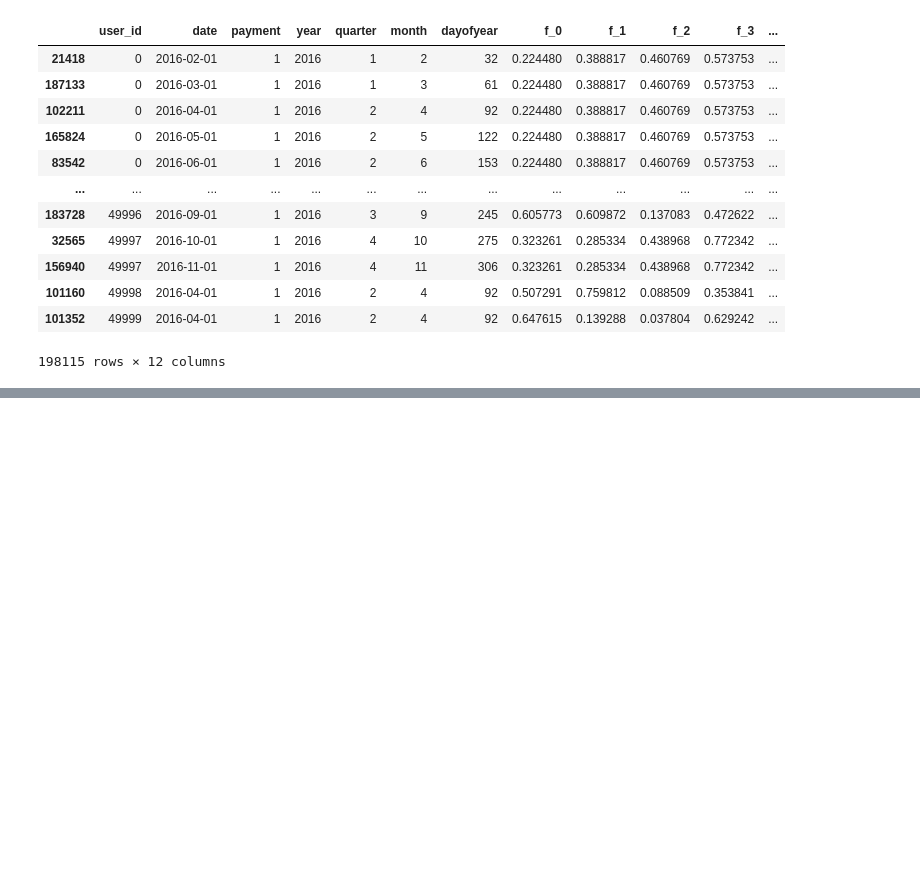
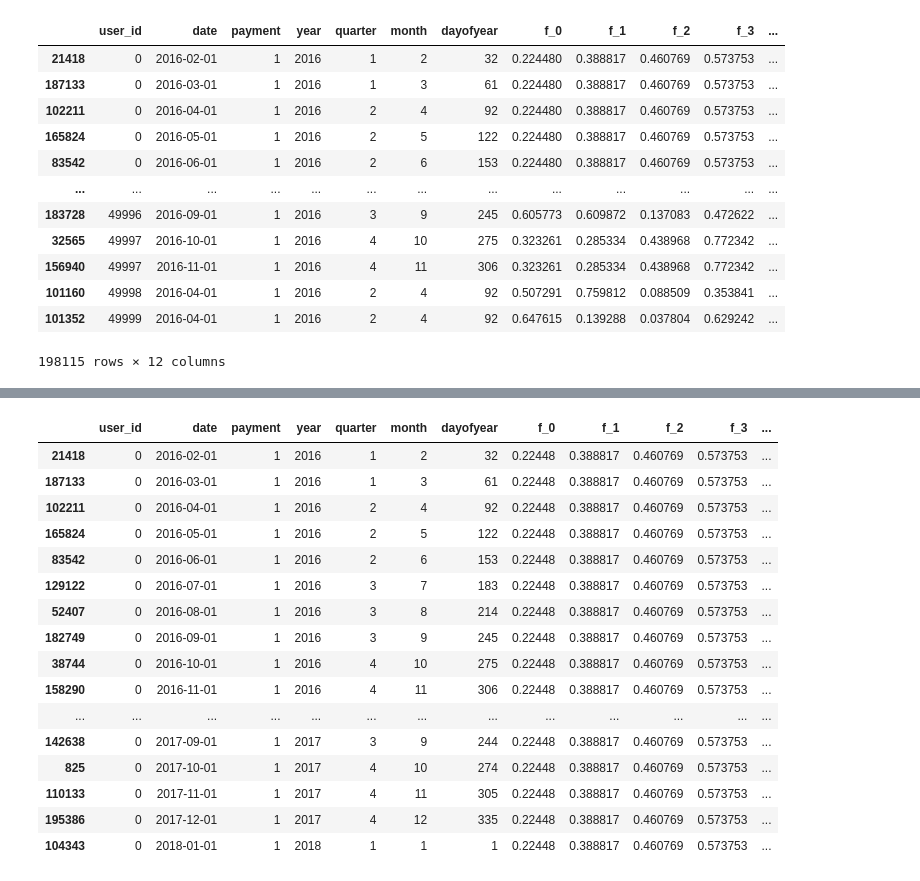
Before and after one commit to MatteoMazzon/interview_project, a Jupyter notebook: assignment_copy.ipynb, the cells around one changed output, grey strips where cells are left out. Saved outputs shown, nothing was run; the diff lists cells and outputs as text; code cells hidden in the pictures; blank space fills up the shorter version.

```diff
--- a/assignment_copy.ipynb
+++ b/assignment_copy.ipynb
@@ -88,7 +91,7 @@ df_merged['number_payments_cumulative'] = df_merged.groupby('user_id')['date'].t
 df_merged['number_payments_cumulative_per_year'] = df_merged.groupby(['user_id', 'year'])['date'].transform('cumcount') + 1  # Start counting from 1
 
 # Calculate the cumulative sum of payments for each user per year per quarter
-df_merged['number_payments_cumulative_per_year'] = df_merged.groupby(['user_id', 'year', 'quarter'])['date'].transform('cumcount') + 1  # Start counting from 1
+df_merged['number_payments_cumulative_per_year_per_quarter'] = df_merged.groupby(['user_id', 'year', 'quarter'])['date'].transform('cumcount') + 1  # Start counting from 1
 df_merged
 # %% [output]
 |  | user_id | date | payment | year | quarter | month | dayofyear | f_0 | f_1 | f_2 | f_3 | ... |
@@ -106,0 +117,41 @@ df_merged
+# %%
+def build_target_variable_rolling(df):
+    # Sort by user_id and date
+    df = df.sort_values(by=['user_id', 'date']).copy()
+
+    # Compute the maximum date for each user
+    user_max_date = df.groupby('user_id')['date'].max().to_dict()
+
+    targets = []
+
+    # Iterate over each row
+    for i, row in df.iterrows():
+        user_id = row['user_id']
+        current_date = row['date']
+        end_date = current_date + relativedelta(months=3)
+
+        # Check the max date for the specific user
+        max_user_date = user_max_date[user_id]
+
+        # Find future payments within the next 3 months
+        future_payments = df[
+            (df['user_id'] == user_id) &
+            (df['date'] > current_date) &
+            (df['date'] <= end_date)
+        ]
+
+        # Assign target based on future payments
+        target = 0 if not future_payments.empty else 1
+
+        # Handle edge case where the window extends beyond the user's max date
+        if end_date > max_user_date:
+            target = 1
+
+        targets.append(target)
+
+    # Assign target column
+    df['target'] = targets
+    return df
+
+df_merged = build_target_variable_rolling(df_merged)
+df_merged
@@ -107 +172,21 @@ df_merged
+# %%
+df_merged[df_merged["user_id"] == 0]
+# %% [output]
+|  | user_id | date | payment | year | quarter | month | dayofyear | f_0 | f_1 | f_2 | f_3 | ... |
+| 21418 | 0 | 2016-02-01 | 1 | 2016 | 1 | 2 | 32 | 0.22448 | 0.388817 | 0.460769 | 0.573753 | ... |
+| 187133 | 0 | 2016-03-01 | 1 | 2016 | 1 | 3 | 61 | 0.22448 | 0.388817 | 0.460769 | 0.573753 | ... |
+| 102211 | 0 | 2016-04-01 | 1 | 2016 | 2 | 4 | 92 | 0.22448 | 0.388817 | 0.460769 | 0.573753 | ... |
+| 165824 | 0 | 2016-05-01 | 1 | 2016 | 2 | 5 | 122 | 0.22448 | 0.388817 | 0.460769 | 0.573753 | ... |
+| 83542 | 0 | 2016-06-01 | 1 | 2016 | 2 | 6 | 153 | 0.22448 | 0.388817 | 0.460769 | 0.573753 | ... |
+| 129122 | 0 | 2016-07-01 | 1 | 2016 | 3 | 7 | 183 | 0.22448 | 0.388817 | 0.460769 | 0.573753 | ... |
+| 52407 | 0 | 2016-08-01 | 1 | 2016 | 3 | 8 | 214 | 0.22448 | 0.388817 | 0.460769 | 0.573753 | ... |
+| 182749 | 0 | 2016-09-01 | 1 | 2016 | 3 | 9 | 245 | 0.22448 | 0.388817 | 0.460769 | 0.573753 | ... |
+| 38744 | 0 | 2016-10-01 | 1 | 2016 | 4 | 10 | 275 | 0.22448 | 0.388817 | 0.460769 | 0.573753 | ... |
+| 158290 | 0 | 2016-11-01 | 1 | 2016 | 4 | 11 | 306 | 0.22448 | 0.388817 | 0.460769 | 0.573753 | ... |
+| ... | ... | ... | ... | ... | ... | ... | ... | ... | ... | ... | ... | ... |
+| 142638 | 0 | 2017-09-01 | 1 | 2017 | 3 | 9 | 244 | 0.22448 | 0.388817 | 0.460769 | 0.573753 | ... |
+| 825 | 0 | 2017-10-01 | 1 | 2017 | 4 | 10 | 274 | 0.22448 | 0.388817 | 0.460769 | 0.573753 | ... |
+| 110133 | 0 | 2017-11-01 | 1 | 2017 | 4 | 11 | 305 | 0.22448 | 0.388817 | 0.460769 | 0.573753 | ... |
+| 195386 | 0 | 2017-12-01 | 1 | 2017 | 4 | 12 | 335 | 0.22448 | 0.388817 | 0.460769 | 0.573753 | ... |
+| 104343 | 0 | 2018-01-01 | 1 | 2018 | 1 | 1 | 1 | 0.22448 | 0.388817 | 0.460769 | 0.573753 | ... |
 # %%
```
Also changed, not shown: parts of 5 cells of this notebook.
